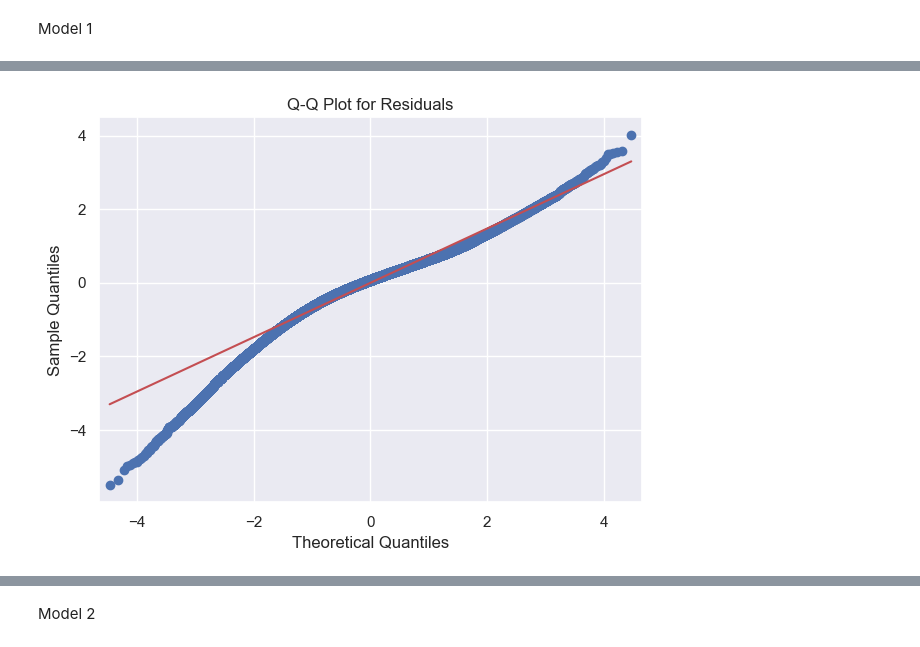
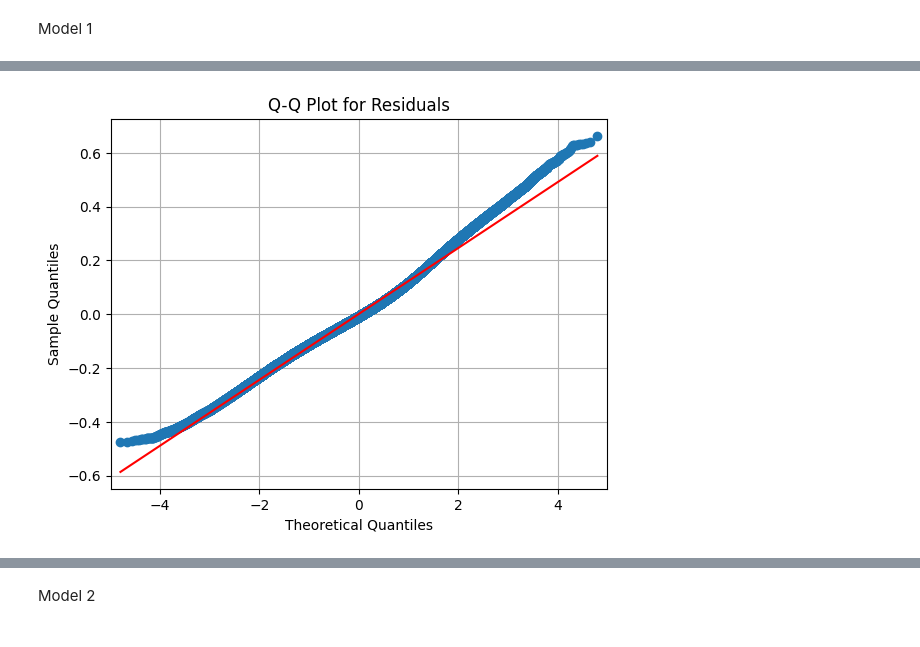
Before and after one commit to Somewhat-Coder/Microwages-ML, a Jupyter notebook: training.ipynb, the cells around one changed output, grey strips where cells are left out. Drawn from its saved outputs; the diff is of its cells as text; code cells hidden in the pictures.

Commit message:
revised training

```diff
--- a/training.ipynb
+++ b/training.ipynb
@@ -53,14 +70,17 @@ Handling Skewness
 # %%
 skewed_columns = df.apply(lambda x: skew(x))
 
-print("Before Handling Skewness")
+print("Before Handling Skewness:")
 print(skewed_columns)
 
-skewed_columns = skewed_columns[(skewed_columns > 0.5) | (skewed_columns > -0.5)]
+skewed_columns = skewed_columns[(skewed_columns > 0.5) | (skewed_columns < -0.5)]
 
 for col in skewed_columns.index:
-    df[col] = np.log1p(df[col])
+    if skewed_columns[col] > 0.5:
+        df[col] = np.log1p(df[col])
+    elif skewed_columns[col] < -0.5:
+        df[col] = np.cbrt(df[col])
 
-print("\nAfter Handling Skewness")
+print("\nAfter Handling Skewness:")
 print(df.apply(lambda x: skew(x)))
 # %% [output]
@@ -84,7 +117,4 @@ dtype: float64
+# %%
+df = df.drop(columns=['region', 'statefip', 'race_nonwhite', 'puma', 'occ_farm', 'occ_product', 'industry'])
 # %% [markdown]
 Handling Non-linearity
-# %%
-cols = ['edyrs', 'puma']
-
-for col in cols:
-    df[col] = np.log(df[col])
@@ -122,0 +171,15 @@ ValueError: Input X contains infinity or a value too large for dtype('float64').
+# %%
+from sklearn.model_selection import train_test_split
+import statsmodels.api as sm
+import statsmodels.api as sm
+
+X = df
+X = X.drop(columns=['wkwage'])
+y = df[['wkwage']]
+
+# X_train, X_test, y_train, y_test = train_test_split(X, y, test_size=0.1, random_state=42)
+
+ols_model = sm.OLS(y, X).fit()
+
+print("MSE ", np.mean(ols_model.resid ** 2))
+print(ols_model.summary())
@@ -123,11 +204,9 @@ ValueError: Input X contains infinity or a value too large for dtype('float64').
 # %%
-residuals = y_test['wkwage'] - predictions.reshape(-1)
-
-sm.qqplot(residuals, line='s')  # 's' denotes a standardized line
+sm.qqplot(ols_model.resid, line='s')
 plt.title('Q-Q Plot for Residuals')
 plt.xlabel('Theoretical Quantiles')
 plt.ylabel('Sample Quantiles')
 plt.grid(True)
 plt.show()
 # %% [output]
-[figure, old version]
+[figure, new version]
```
Also changed, not shown: parts of 22 cells of this notebook, 1 other file.
